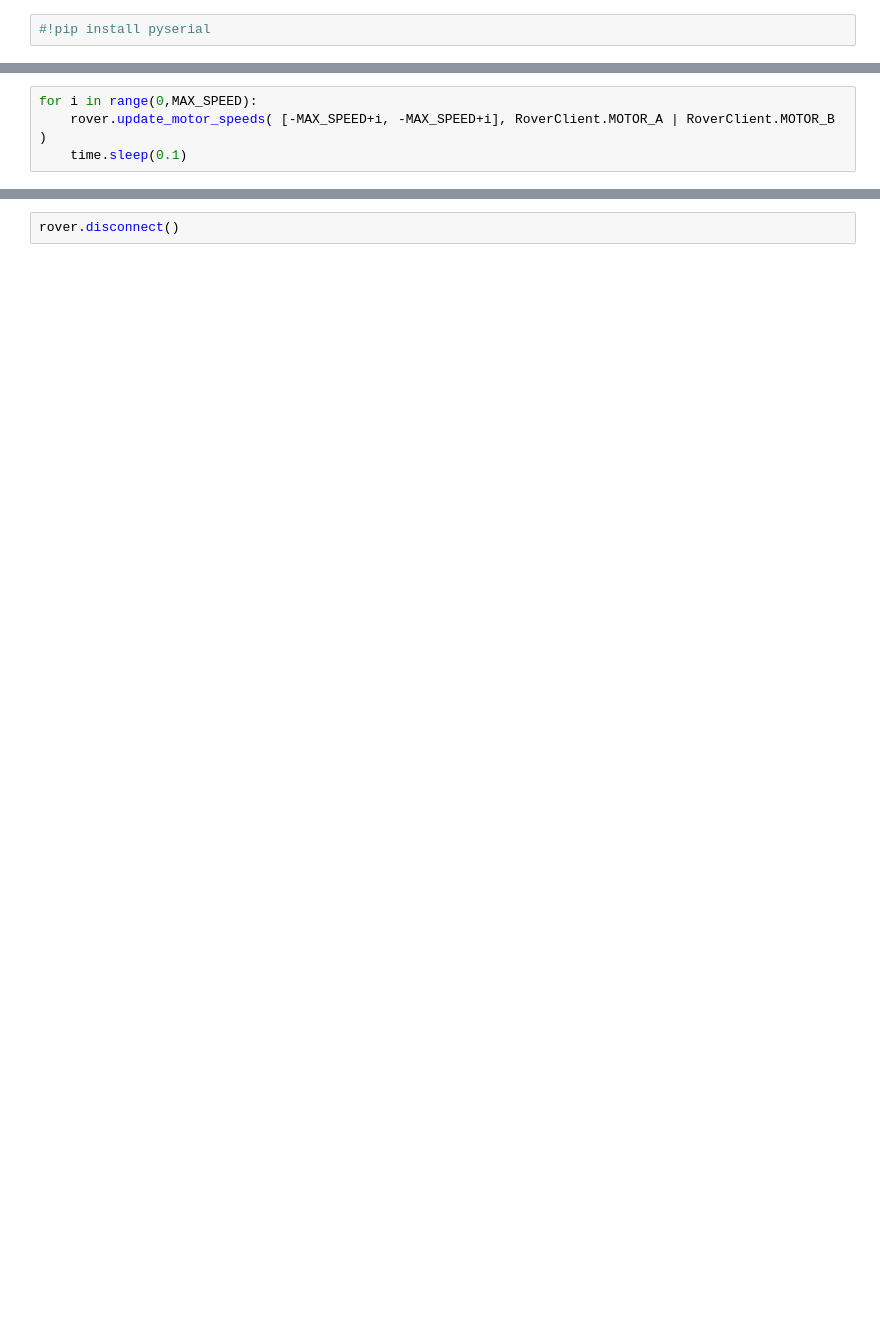
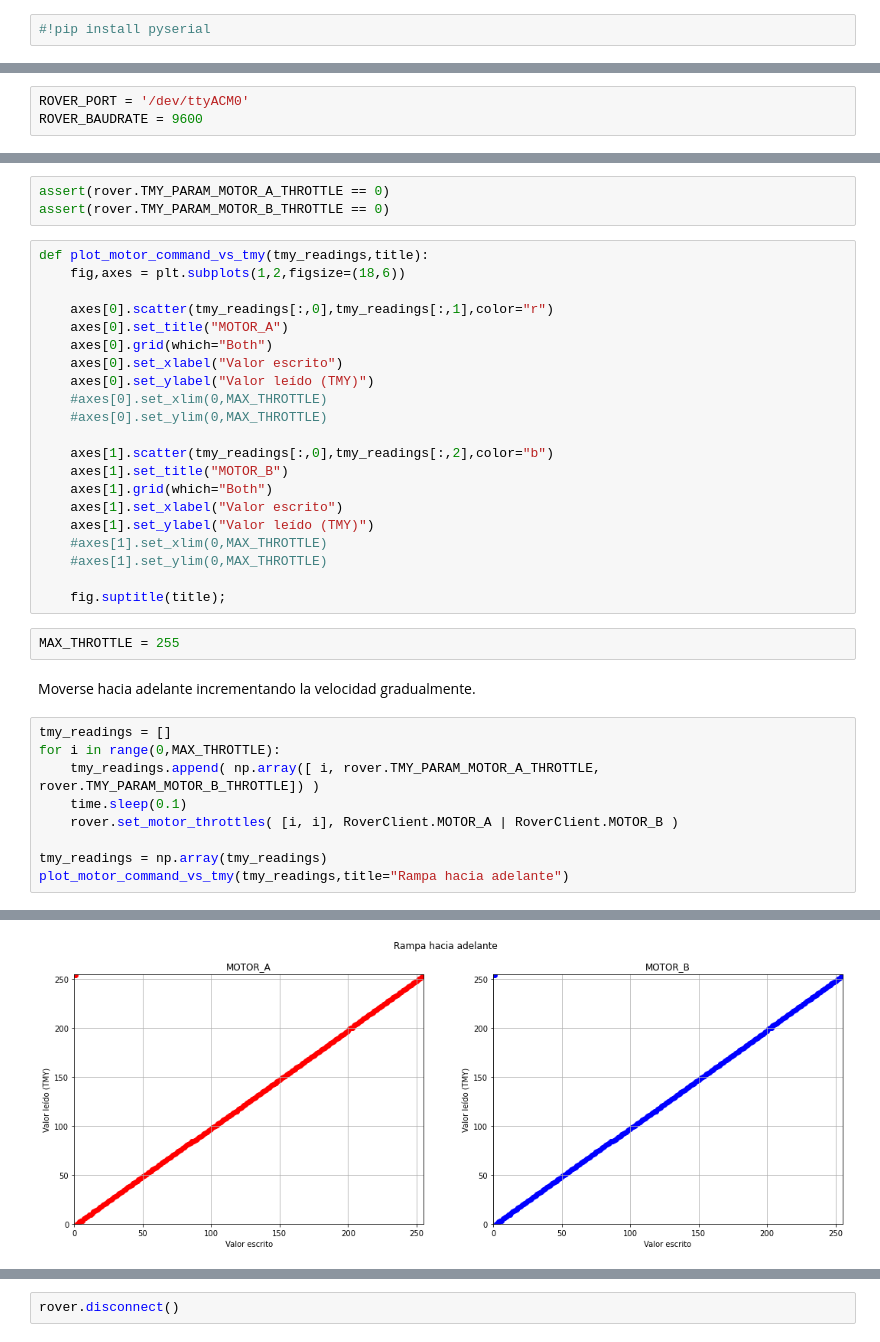
Before and after one commit to nhorro/ceai2020, a Jupyter notebook: intro_se/workspace/rover_groundcontrol/RoverBasicBenchTest.ipynb, the cells around one changed output, grey strips where cells are left out. Cells and saved outputs as stored; diff of their text form; blank space fills up the shorter version.

Commit message:
Rover, fix uart, endiannes de telemetrías, bench test

```diff
--- a/intro_se/workspace/rover_groundcontrol/RoverBasicBenchTest.ipynb
+++ b/intro_se/workspace/rover_groundcontrol/RoverBasicBenchTest.ipynb
@@ -74,4 +21,0 @@ Decrease velocity gradually.
-# %%
-for i in range(0,MAX_SPEED):
-    rover.update_motor_speeds( [-MAX_SPEED+i, -MAX_SPEED+i], RoverClient.MOTOR_A | RoverClient.MOTOR_B )
-    time.sleep(0.1)
@@ -81,0 +37,3 @@ Disconnect from Rover.
+# %%
+ROVER_PORT = '/dev/ttyACM0'
+ROVER_BAUDRATE = 9600
@@ -81,0 +145,38 @@ Disconnect from Rover.
+# %%
+assert(rover.TMY_PARAM_MOTOR_A_THROTTLE == 0)
+assert(rover.TMY_PARAM_MOTOR_B_THROTTLE == 0)
+# %%
+def plot_motor_command_vs_tmy(tmy_readings,title):
+    fig,axes = plt.subplots(1,2,figsize=(18,6))
+
+    axes[0].scatter(tmy_readings[:,0],tmy_readings[:,1],color="r")
+    axes[0].set_title("MOTOR_A")
+    axes[0].grid(which="Both")
+    axes[0].set_xlabel("Valor escrito")
+    axes[0].set_ylabel("Valor leído (TMY)")
+    #axes[0].set_xlim(0,MAX_THROTTLE)
+    #axes[0].set_ylim(0,MAX_THROTTLE)
+
+    axes[1].scatter(tmy_readings[:,0],tmy_readings[:,2],color="b")
+    axes[1].set_title("MOTOR_B")
+    axes[1].grid(which="Both")
+    axes[1].set_xlabel("Valor escrito")
+    axes[1].set_ylabel("Valor leído (TMY)")
+    #axes[1].set_xlim(0,MAX_THROTTLE)
+    #axes[1].set_ylim(0,MAX_THROTTLE)
+
+    fig.suptitle(title);
+# %%
+MAX_THROTTLE = 255
+# %% [markdown]
+Moverse hacia adelante incrementando la velocidad gradualmente.
+# %%
+tmy_readings = []
+for i in range(0,MAX_THROTTLE):
+    tmy_readings.append( np.array([ i, rover.TMY_PARAM_MOTOR_A_THROTTLE, rover.TMY_PARAM_MOTOR_B_THROTTLE]) )
+    time.sleep(0.1)
+    rover.set_motor_throttles( [i, i], RoverClient.MOTOR_A | RoverClient.MOTOR_B )
+
+tmy_readings = np.array(tmy_readings)
+plot_motor_command_vs_tmy(tmy_readings,title="Rampa hacia adelante")
+# %% [output]
@@ -81,0 +193 @@ Disconnect from Rover.
+[figure, added]
```
Also changed, not shown: parts of 65 cells of this notebook, 13 other files.
